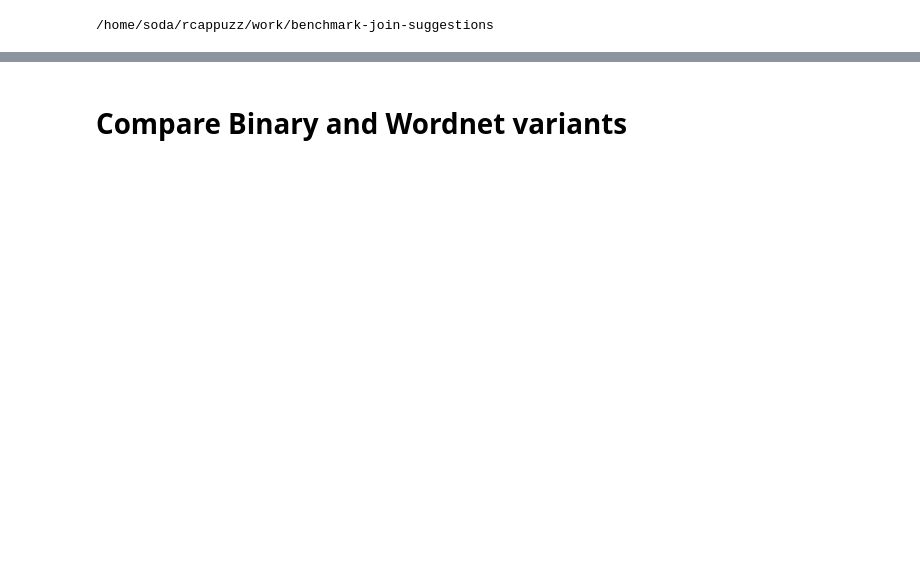
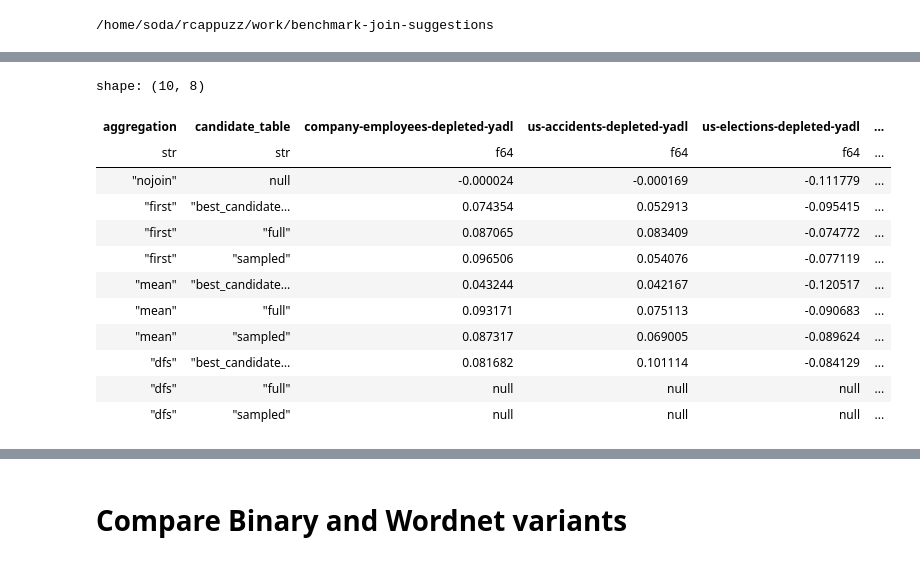
Before and after one commit to rcap107/retrieve-merge-predict, a Jupyter notebook: notebooks/Study results.ipynb, the cells around one changed output, grey strips where cells are left out. Drawn from its saved outputs; the diff is of its cells as text; code cells hidden in the pictures; blank space fills up the shorter version.

```diff
--- a/notebooks/Study results.ipynb
+++ b/notebooks/Study results.ipynb
@@ -23,0 +29,24 @@ import src.utils.plotting_utils as utils
+# %%
+select_col = [
+    "scenario_id",
+    "run_id",
+    "status",
+    "yadl_version",
+    "git_hash",
+    "index_name",
+    "base_table",
+    "candidate_table",
+    "iterations",
+    "join_strategy",
+    "aggregation",
+    "feature_selection",
+    "model_selection",
+    "fold_id",
+    "time_train",
+    "time_eval",
+    "time_join",
+    "time_eval_join",
+    "n_cols",
+    "rmse",
+    "r2score",
+]
@@ -23,0 +77,32 @@ import src.utils.plotting_utils as utils
+# %%
+res_list = []
+for log in run_log_path.glob("*.log"):
+    res_list.append(pl.read_csv(log, has_header=False))
+df = pl.concat(res_list)
+df.columns = select_col
+# %%
+df.melt(
+    id_vars=["base_table", "candidate_table", "aggregation", "model_selection"],
+    value_vars=["r2score"],
+).pivot(
+    values="value",
+    index=[
+        "aggregation",
+        "candidate_table",
+    ],
+    columns=["base_table", "model_selection"],
+)
+# %% [output]
+shape: (10, 8)
+| aggregation | candidate_table | company-employees-depleted-yadl | us-accidents-depleted-yadl | us-elections-depleted-yadl | ... |
+| str | str | f64 | f64 | f64 | ... |
+| "nojoin" | null | -0.000024 | -0.000169 | -0.111779 | ... |
+| "first" | "best_candidate… | 0.074354 | 0.052913 | -0.095415 | ... |
+| "first" | "full" | 0.087065 | 0.083409 | -0.074772 | ... |
+| "first" | "sampled" | 0.096506 | 0.054076 | -0.077119 | ... |
+| "mean" | "best_candidate… | 0.043244 | 0.042167 | -0.120517 | ... |
+| "mean" | "full" | 0.093171 | 0.075113 | -0.090683 | ... |
+| "mean" | "sampled" | 0.087317 | 0.069005 | -0.089624 | ... |
+| "dfs" | "best_candidate… | 0.081682 | 0.101114 | -0.084129 | ... |
+| "dfs" | "full" | null | null | null | ... |
+| "dfs" | "sampled" | null | null | null | ... |
```
Also changed, not shown: parts of 34 cells of this notebook.
